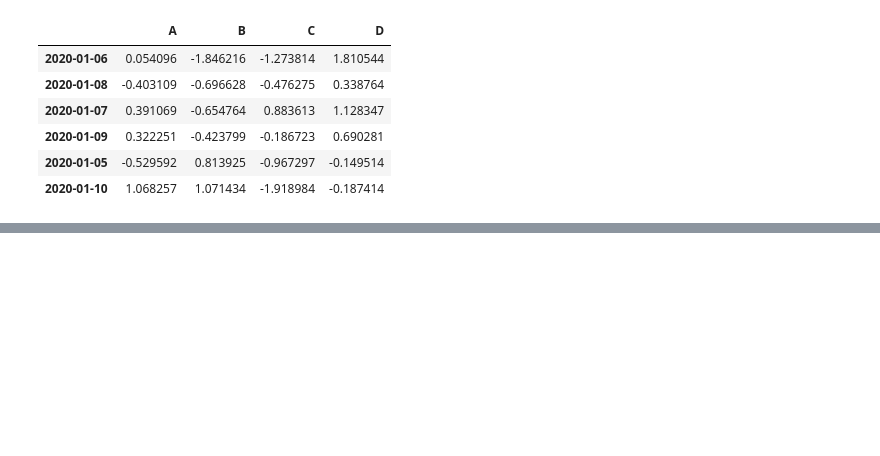
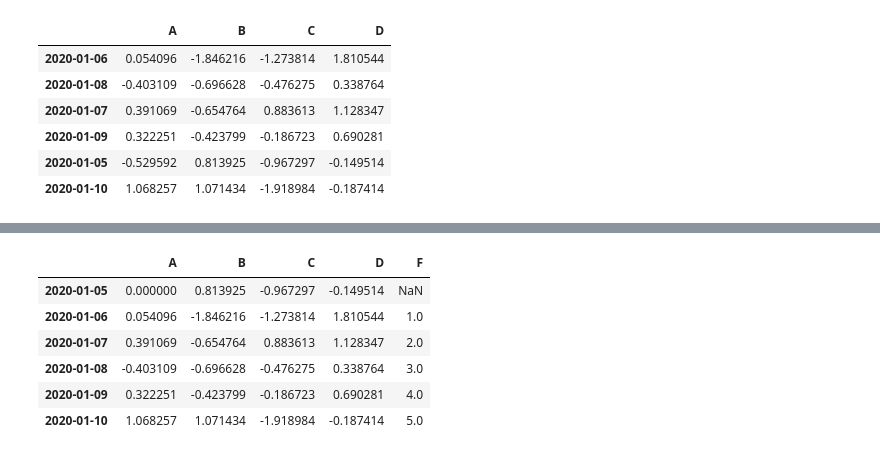
Before and after one commit to Sun2yKid/Python-Pandas, a Jupyter notebook: 10 minutes to pandas.ipynb, the cells around one changed output, grey strips where cells are left out. Cells and saved outputs as stored; diff of their text form; code cells hidden in the pictures; blank space fills up the shorter version.

```diff
--- a/10 minutes to pandas.ipynb
+++ b/10 minutes to pandas.ipynb
@@ -180,0 +412,11 @@ df.sort_values(by='B')
+# %%
+df.at[dates[0], 'A'] = 0
+df
+# %% [output]
+|  | A | B | C | D | F |
+| 2020-01-05 | 0.000000 | 0.813925 | -0.967297 | -0.149514 | NaN |
+| 2020-01-06 | 0.054096 | -1.846216 | -1.273814 | 1.810544 | 1.0 |
+| 2020-01-07 | 0.391069 | -0.654764 | 0.883613 | 1.128347 | 2.0 |
+| 2020-01-08 | -0.403109 | -0.696628 | -0.476275 | 0.338764 | 3.0 |
+| 2020-01-09 | 0.322251 | -0.423799 | -0.186723 | 0.690281 | 4.0 |
+| 2020-01-10 | 1.068257 | 1.071434 | -1.918984 | -0.187414 | 5.0 |
```
Also changed, not shown: parts of 45 cells of this notebook.
